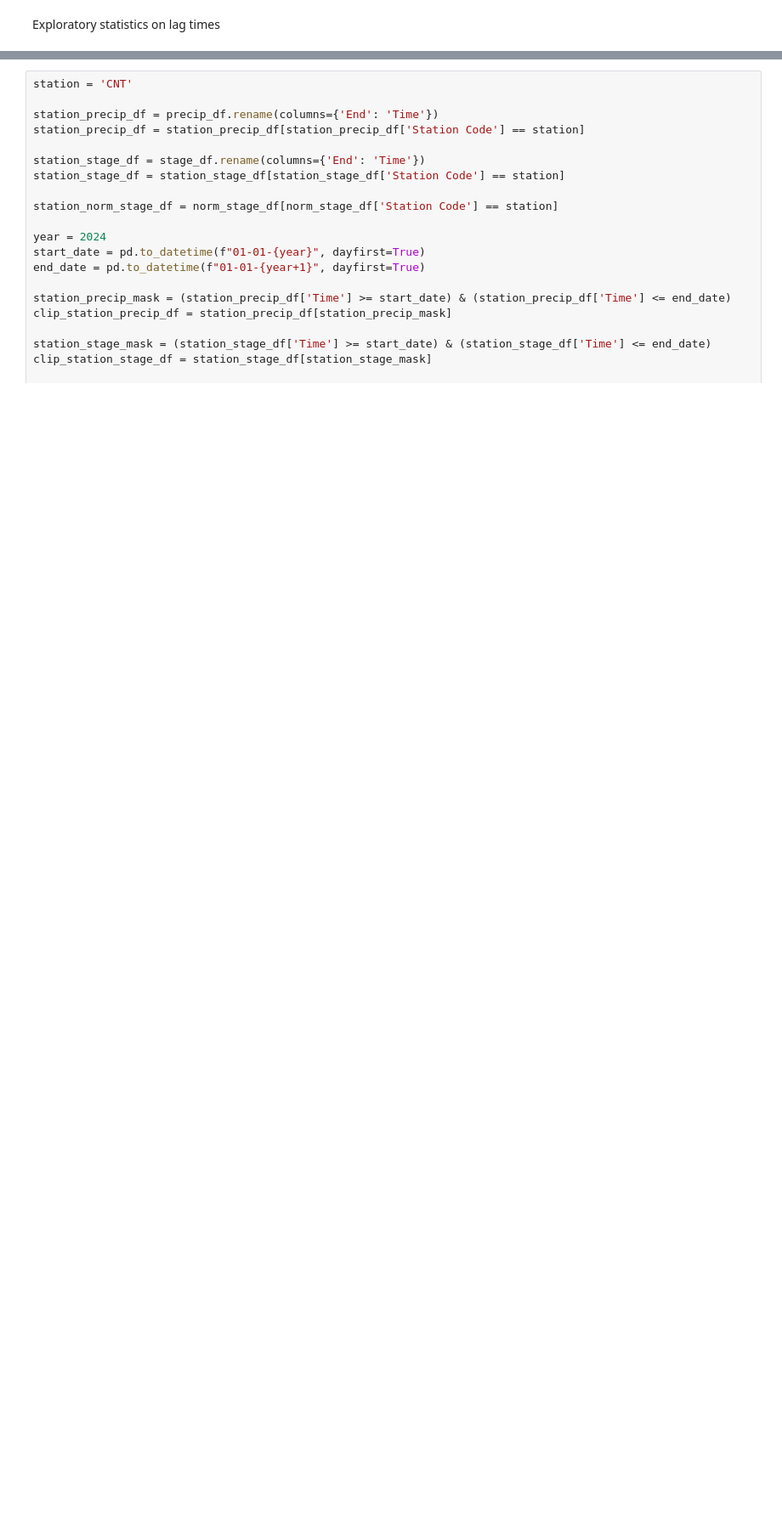
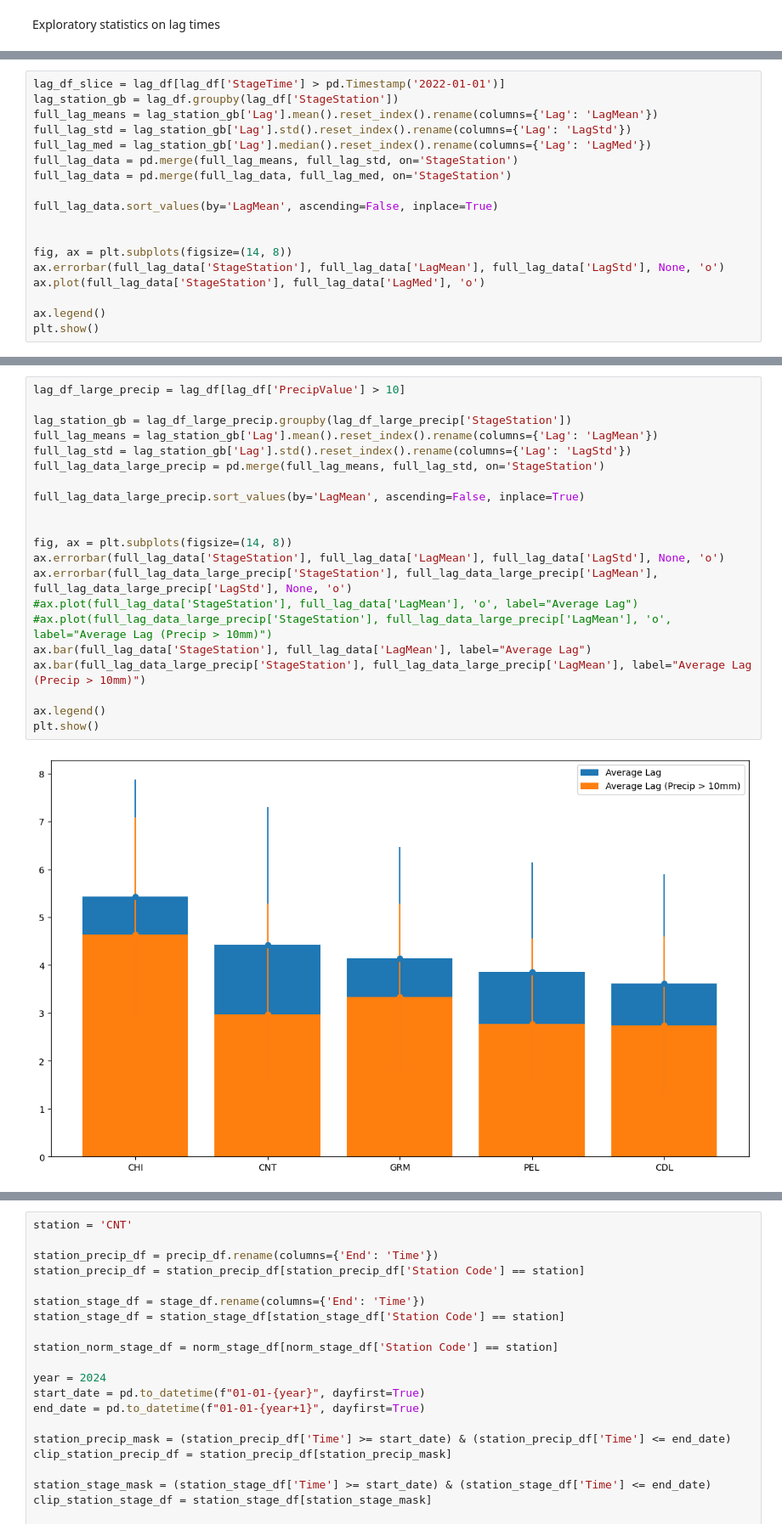
Before and after one commit to IanMalcolm1/PanamaLagWork, a Jupyter notebook: scripts/visualizations/visualizations.ipynb, the cells around one changed output, grey strips where cells are left out. Shown at 85% size. Saved outputs shown, nothing was run; the diff lists cells and outputs as text; blank space fills up the shorter version.

```diff
--- a/scripts/visualizations/visualizations.ipynb
+++ b/scripts/visualizations/visualizations.ipynb
@@ -211,0 +249,18 @@ lag_df
+# %%
+lag_df_slice = lag_df[lag_df['StageTime'] > pd.Timestamp('2022-01-01')]
+lag_station_gb = lag_df.groupby(lag_df['StageStation'])
+full_lag_means = lag_station_gb['Lag'].mean().reset_index().rename(columns={'Lag': 'LagMean'})
+full_lag_std = lag_station_gb['Lag'].std().reset_index().rename(columns={'Lag': 'LagStd'})
+full_lag_med = lag_station_gb['Lag'].median().reset_index().rename(columns={'Lag': 'LagMed'})
+full_lag_data = pd.merge(full_lag_means, full_lag_std, on='StageStation')
+full_lag_data = pd.merge(full_lag_data, full_lag_med, on='StageStation')
+
+full_lag_data.sort_values(by='LagMean', ascending=False, inplace=True)
+
+
+fig, ax = plt.subplots(figsize=(14, 8))
+ax.errorbar(full_lag_data['StageStation'], full_lag_data['LagMean'], full_lag_data['LagStd'], None, 'o')
+ax.plot(full_lag_data['StageStation'], full_lag_data['LagMed'], 'o')
+
+ax.legend()
+plt.show()
@@ -211,0 +269,23 @@ lag_df
+# %%
+lag_df_large_precip = lag_df[lag_df['PrecipValue'] > 10]
+
+lag_station_gb = lag_df_large_precip.groupby(lag_df_large_precip['StageStation'])
+full_lag_means = lag_station_gb['Lag'].mean().reset_index().rename(columns={'Lag': 'LagMean'})
+full_lag_std = lag_station_gb['Lag'].std().reset_index().rename(columns={'Lag': 'LagStd'})
+full_lag_data_large_precip = pd.merge(full_lag_means, full_lag_std, on='StageStation')
+
+full_lag_data_large_precip.sort_values(by='LagMean', ascending=False, inplace=True)
+
+
+fig, ax = plt.subplots(figsize=(14, 8))
+ax.errorbar(full_lag_data['StageStation'], full_lag_data['LagMean'], full_lag_data['LagStd'], None, 'o')
+ax.errorbar(full_lag_data_large_precip['StageStation'], full_lag_data_large_precip['LagMean'], full_lag_data_large_precip['LagStd'], None, 'o')
+#ax.plot(full_lag_data['StageStation'], full_lag_data['LagMean'], 'o', label="Average Lag")
+#ax.plot(full_lag_data_large_precip['StageStation'], full_lag_data_large_precip['LagMean'], 'o', label="Average Lag (Precip > 10mm)")
+ax.bar(full_lag_data['StageStation'], full_lag_data['LagMean'], label="Average Lag")
+ax.bar(full_lag_data_large_precip['StageStation'], full_lag_data_large_precip['LagMean'], label="Average Lag (Precip > 10mm)")
+
+ax.legend()
+plt.show()
+# %% [output]
+[figure, added]
```
Also changed, not shown: parts of 16 cells of this notebook, 6 other files.
